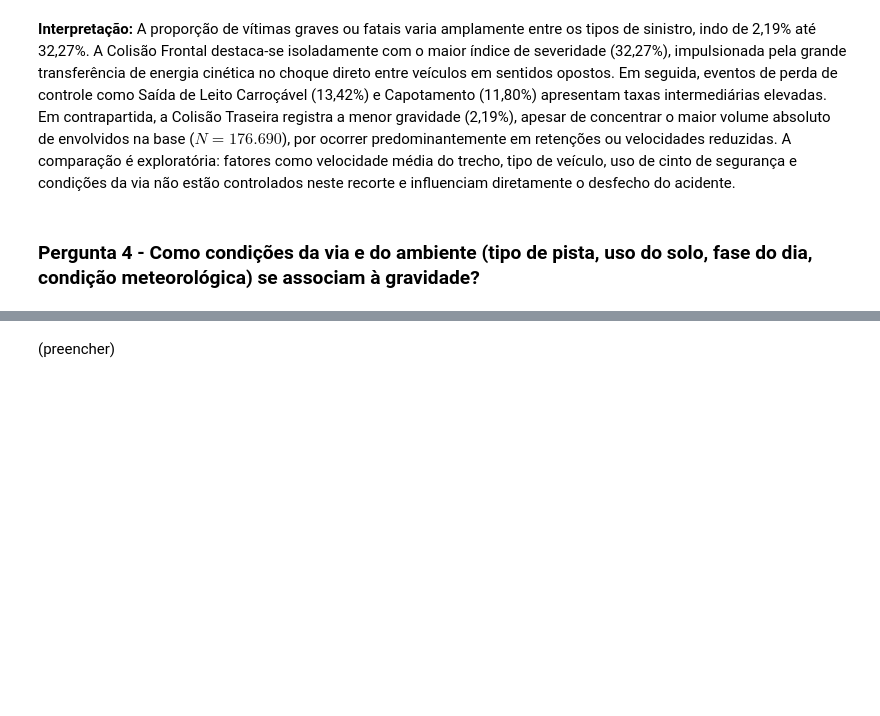
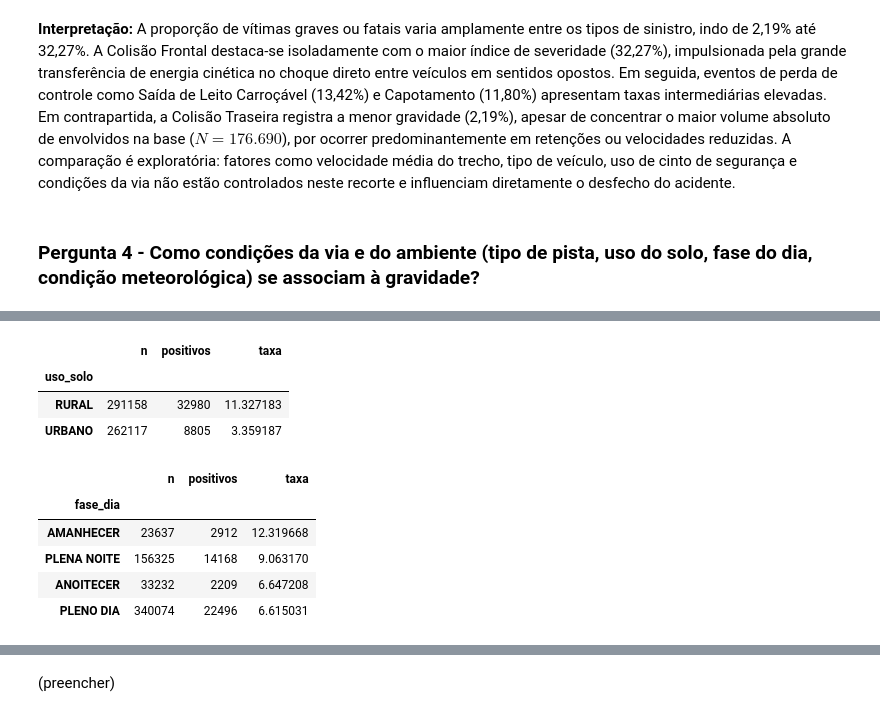
Before and after one commit to ju-caju/analise-seguranca-veicular-prf, a Jupyter notebook: notebooks/relatorio-final.ipynb, the cells around one changed output, grey strips where cells are left out. Drawn from its saved outputs; the diff is of its cells as text; code cells hidden in the pictures; blank space fills up the shorter version.

```diff
--- a/notebooks/relatorio-final.ipynb
+++ b/notebooks/relatorio-final.ipynb
@@ -446,0 +456,18 @@ Passing `palette` without assigning `hue` is deprecated and will be removed in v
+# %%
+taxa_uso_solo = taxa_por_categoria(validos, "uso_solo")
+taxa_uso_solo
+# %% [output]
+|  | n | positivos | taxa |
+| uso_solo |  |  |  |
+| RURAL | 291158 | 32980 | 11.327183 |
+| URBANO | 262117 | 8805 | 3.359187 |
+# %%
+taxa_fase_dia = taxa_por_categoria(validos, "fase_dia")
+taxa_fase_dia
+# %% [output]
+|  | n | positivos | taxa |
+| fase_dia |  |  |  |
+| AMANHECER | 23637 | 2912 | 12.319668 |
+| PLENA NOITE | 156325 | 14168 | 9.063170 |
+| ANOITECER | 33232 | 2209 | 6.647208 |
+| PLENO DIA | 340074 | 22496 | 6.615031 |
```
Also changed, not shown: parts of 2 cells of this notebook.
